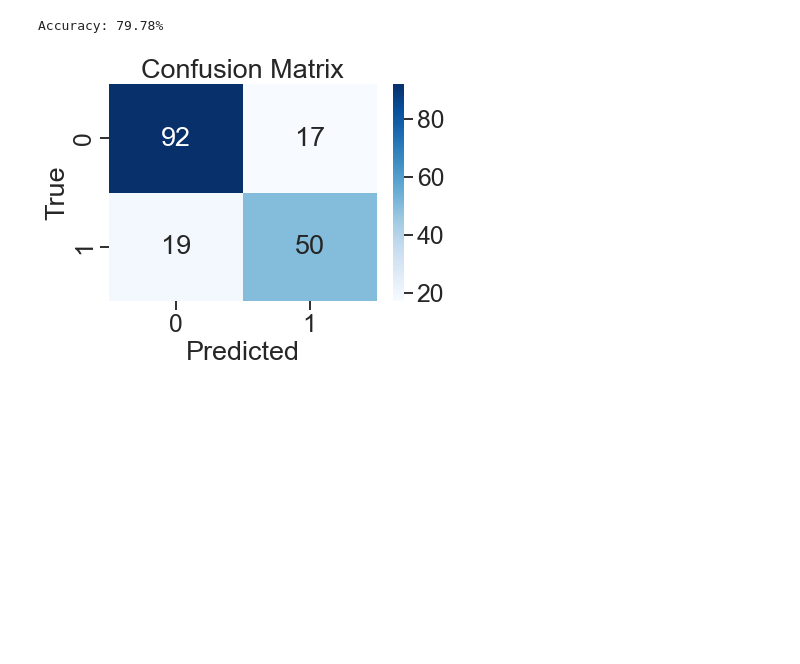
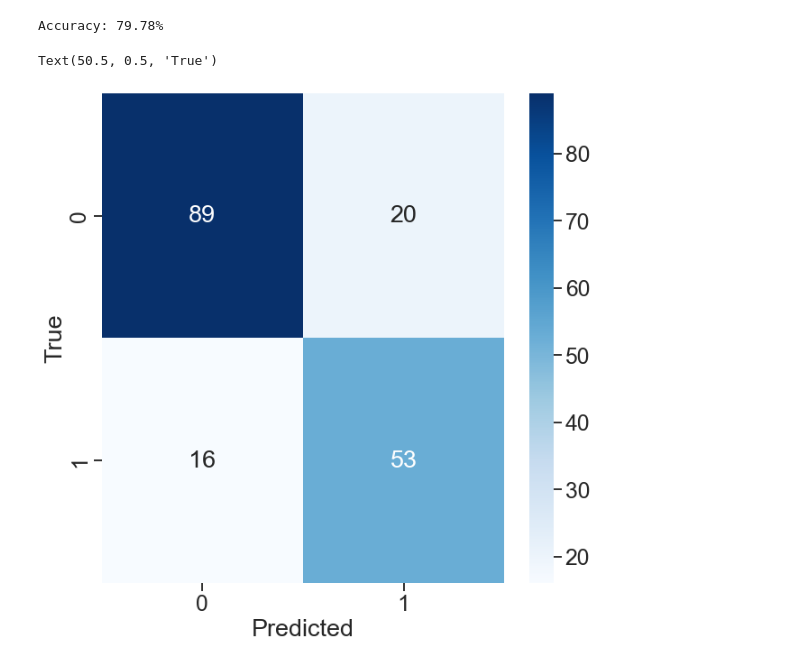
Before and after one commit to samilagarrido/DL, a Jupyter notebook: Lista2/Q1.ipynb, the cells around one changed output. Drawn from its saved outputs; the diff is of its cells as text; code cells hidden in the pictures; blank space fills up the shorter version.

```diff
--- a/Lista2/Q1.ipynb
+++ b/Lista2/Q1.ipynb
@@ -122,3 +128,7 @@ sns.heatmap(data.corr(), annot=True, cmap=palette, vmin=-1, vmax=1)
+# %%
+cols= ['Survived', 'Pclass', 'Fare', 'Sex']
+
+data = data[cols]
 # %% [markdown]
 ### Normalização
 # %%
@@ -187,24 +197,22 @@ device = ( "cuda" if torch.cuda.is_available()
 ## Arquitetura
 # %%
 import torch.nn as nn
-# %%
-class TitanicNN(nn.Module):
-    def __init__(self):
-        super(TitanicNN, self).__init__()
-        self.fc1 = nn.Linear(in_features=7, out_features=128)
-        self.fc2 = nn.Linear(in_features=128, out_features=64)
-        self.fc3 = nn.Linear(in_features=64, out_features=1)
-        self.dropout = nn.Dropout(0.1)
-        self.sigmoid = nn.Sigmoid()
-
-    def forward(self, x):
-        x = torch.relu(self.fc1(x))
-        x = self.dropout(x)
-        x = torch.relu(self.fc2(x))
-        x = self.dropout(x)
-        x = self.fc3(x)
-        x = self.sigmoid(x)
-        return x
+# %%
+class TitanicNN(nn.Module):
+    def __init__(self,n_in=3,n_hid=6,n_out=1):
+        super(TitanicNN,self).__init__()
+        self.n_in  = n_in
+        self.n_hid = n_hid
+        self.n_out = n_out
+
+        self.linear_layer =  nn.Sequential(nn.Linear(n_in,n_hid),
+                             nn.ReLU(),
+                             nn.Linear(n_hid,n_out),
+                             nn.Sigmoid())
+
+    def forward(self,x):
+        x = self.linear_layer(x)
+        return x
 # %%
 model = TitanicNN()
 
@@ -320,11 +333,12 @@ print(f'Accuracy: {accuracy*100:.2f}%')
 Accuracy: 79.78%
 # %%
 cm = confusion_matrix(y_val, y_pred)
-
+sns.set_style("ticks")
+sns.set_context("talk", font_scale=1.5, rc={"lines.linewidth": 2.5})
+plt.figure(figsize=(10, 10))
 sns.heatmap(cm, annot=True, fmt='d', cmap='Blues')
 plt.xlabel('Predicted')
 plt.ylabel('True')
-plt.title('Confusion Matrix')
-plt.show()
 # %% [output]
+Text(50.5, 0.5, 'True')
-[figure, old version]
+[figure, new version]
```
Also changed, not shown: parts of 9 cells of this notebook.
